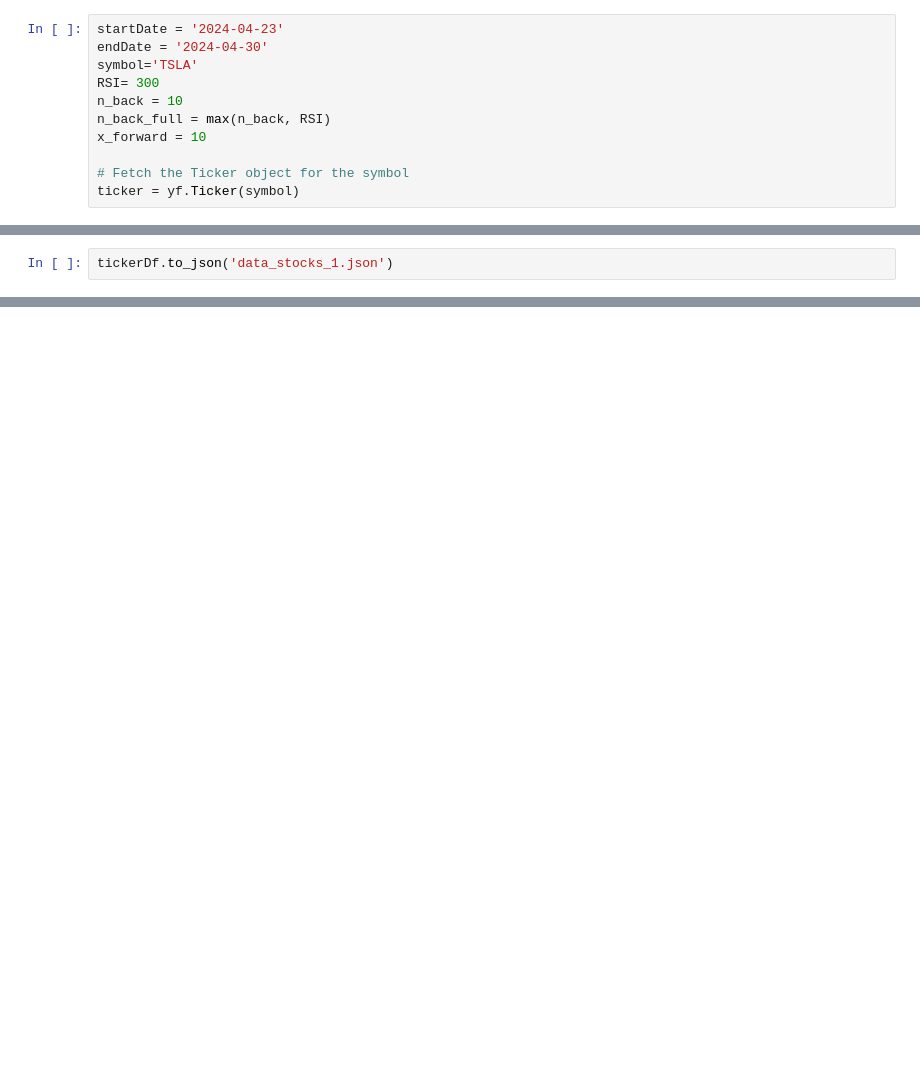
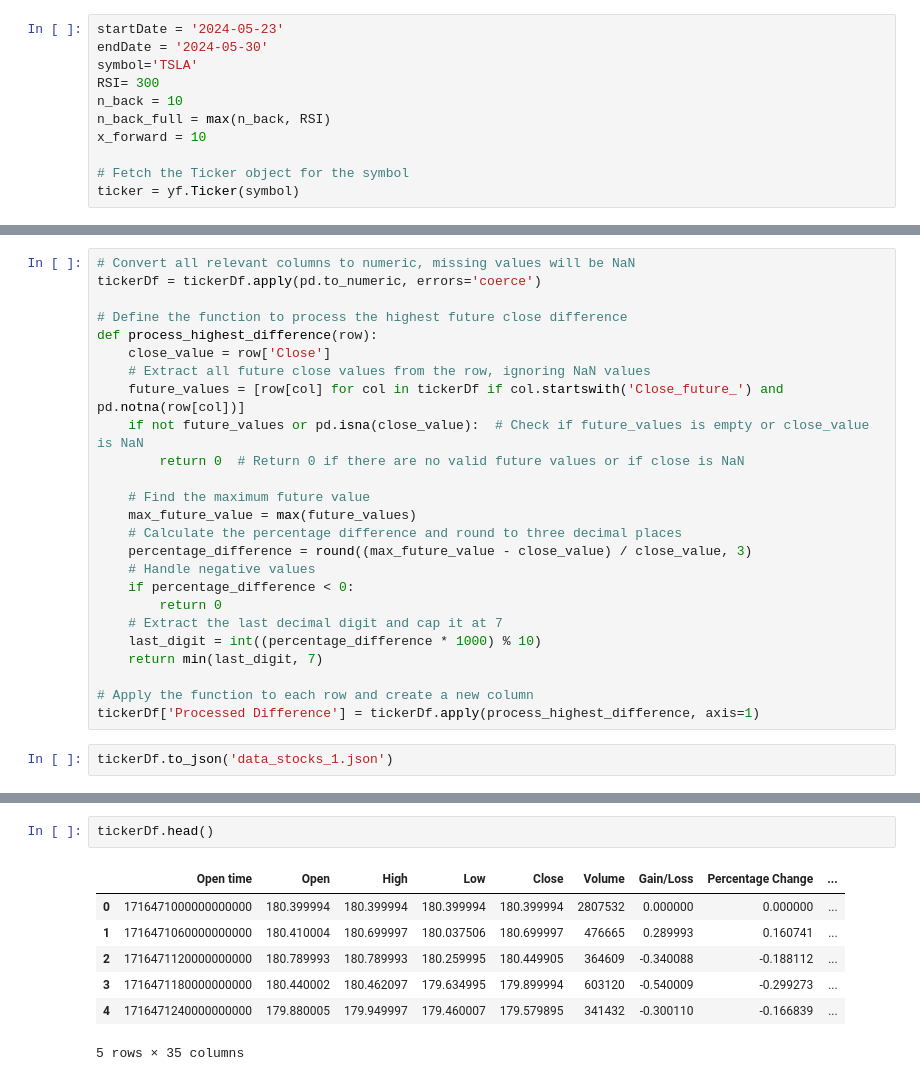
Before and after one commit to luisfabel/data_science-, a Jupyter notebook: Price_Stock_Info.ipynb, the cells around one changed output, grey strips where cells are left out. Cells and saved outputs as stored; diff of their text form; blank space fills up the shorter version.

```diff
--- a/Price_Stock_Info.ipynb
+++ b/Price_Stock_Info.ipynb
@@ -3,8 +3,8 @@ import pandas as pd
 import numpy as np
 import yfinance as yf
 # %%
-startDate = '2024-04-23'
-endDate = '2024-04-30'
+startDate = '2024-05-23'
+endDate = '2024-05-30'
 symbol='TSLA'
 RSI= 300
 n_back = 10
@@ -134,3 +98,28 @@ tickerDf['RSI_300'] = calculate_rsi(tickerDf, periods=300)
+# %%
+# Convert all relevant columns to numeric, missing values will be NaN
+tickerDf = tickerDf.apply(pd.to_numeric, errors='coerce')
+
+# Define the function to process the highest future close difference
+def process_highest_difference(row):
+    close_value = row['Close']
+    # Extract all future close values from the row, ignoring NaN values
+    future_values = [row[col] for col in tickerDf if col.startswith('Close_future_') and pd.notna(row[col])]
+    if not future_values or pd.isna(close_value):  # Check if future_values is empty or close_value is NaN
+        return 0  # Return 0 if there are no valid future values or if close is NaN
+
+    # Find the maximum future value
+    max_future_value = max(future_values)
+    # Calculate the percentage difference and round to three decimal places
+    percentage_difference = round((max_future_value - close_value) / close_value, 3)
+    # Handle negative values
+    if percentage_difference < 0:
+        return 0
+    # Extract the last decimal digit and cap it at 7
+    last_digit = int((percentage_difference * 1000) % 10)
+    return min(last_digit, 7)
+
+# Apply the function to each row and create a new column
+tickerDf['Processed Difference'] = tickerDf.apply(process_highest_difference, axis=1)
 # %%
 tickerDf.to_json('data_stocks_1.json')
 # %%
@@ -156,0 +159,10 @@ with pd.option_context('display.max_columns', None):  # None means unlimited
+# %%
+tickerDf.head()
+# %% [output]
+|  | Open time | Open | High | Low | Close | Volume | Gain/Loss | Percentage Change | ... |
+| 0 | 1716471000000000000 | 180.399994 | 180.399994 | 180.399994 | 180.399994 | 2807532 | 0.000000 | 0.000000 | ... |
+| 1 | 1716471060000000000 | 180.410004 | 180.699997 | 180.037506 | 180.699997 | 476665 | 0.289993 | 0.160741 | ... |
+| 2 | 1716471120000000000 | 180.789993 | 180.789993 | 180.259995 | 180.449905 | 364609 | -0.340088 | -0.188112 | ... |
+| 3 | 1716471180000000000 | 180.440002 | 180.462097 | 179.634995 | 179.899994 | 603120 | -0.540009 | -0.299273 | ... |
+| 4 | 1716471240000000000 | 179.880005 | 179.949997 | 179.460007 | 179.579895 | 341432 | -0.300110 | -0.166839 | ... |
+5 rows × 35 columns
```
Also changed, not shown: parts of 4 cells of this notebook, 2 other files.
